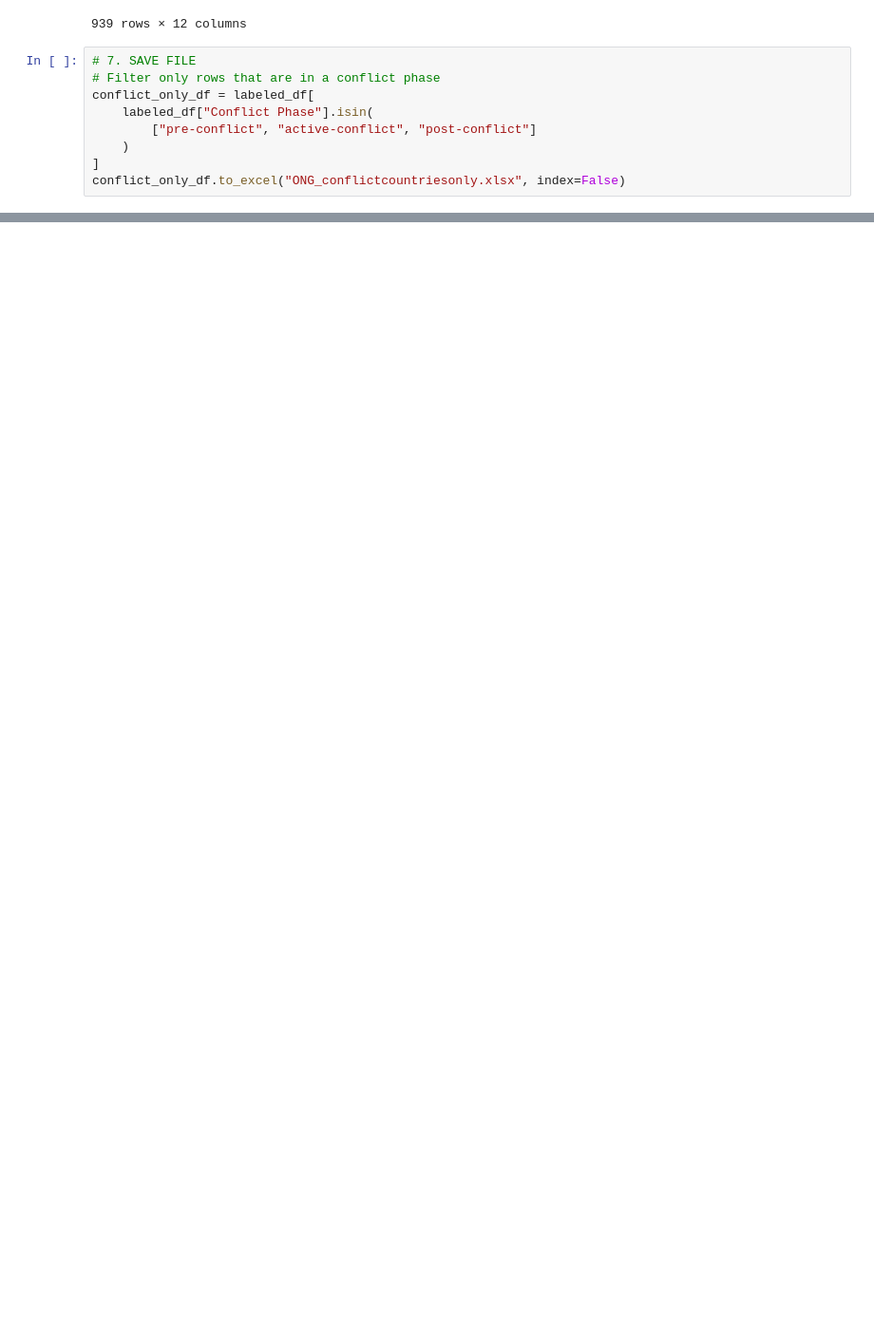
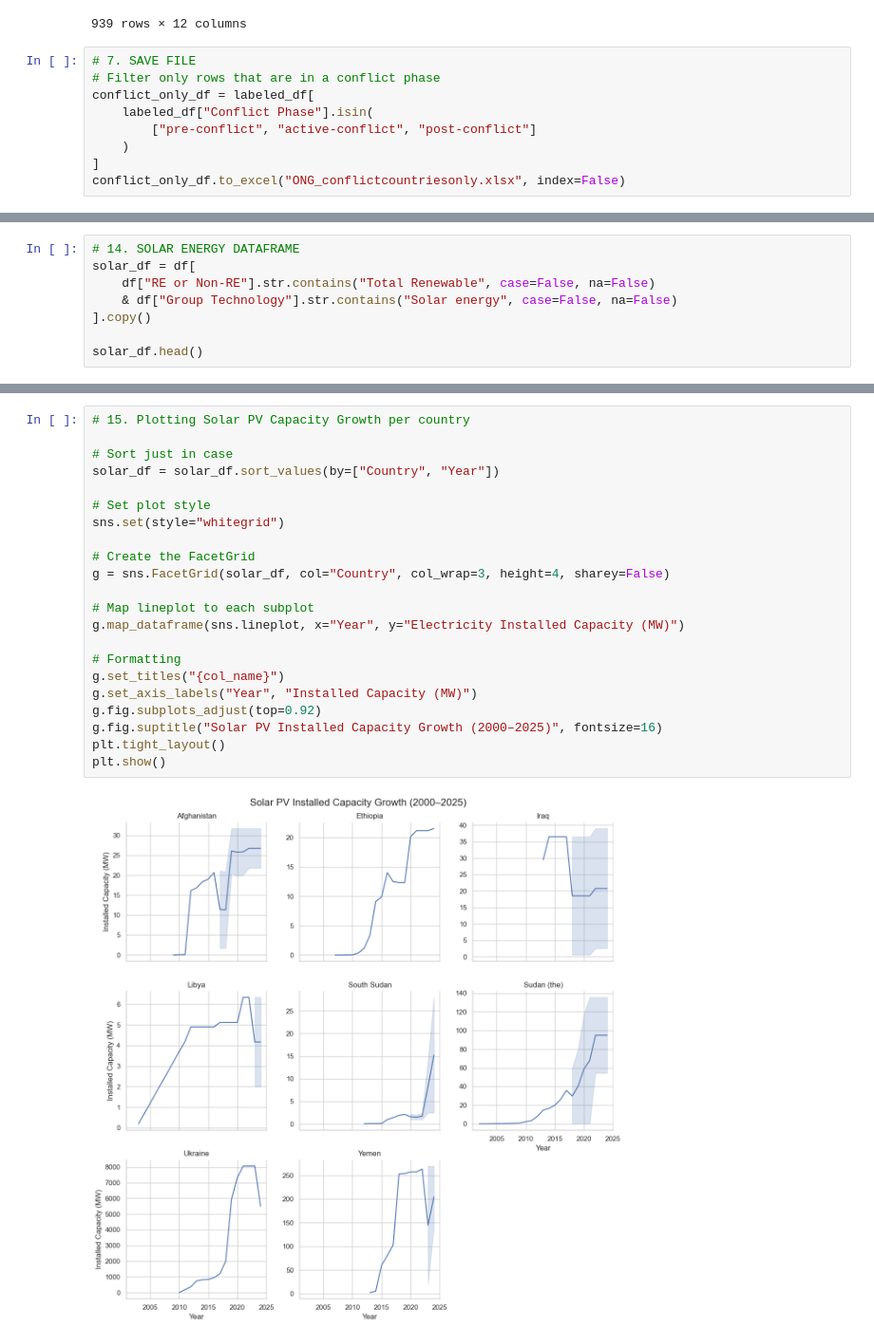
Before and after one commit to MIT-Emerging-Talent/ET6-CDSP-group-08-repo, a Jupyter notebook: 3_data_exploration/IRENA_ONG_explore.ipynb, the cells around one changed output, grey strips where cells are left out. Shown at 95% size. Cells and saved outputs as stored; diff of their text form; blank space fills up the shorter version.

```diff
--- a/3_data_exploration/IRENA_ONG_explore.ipynb
+++ b/3_data_exploration/IRENA_ONG_explore.ipynb
@@ -320,0 +324,8 @@ plt.show()
+# %%
+# 14. SOLAR ENERGY DATAFRAME
+solar_df = df[
+    df["RE or Non-RE"].str.contains("Total Renewable", case=False, na=False)
+    & df["Group Technology"].str.contains("Solar energy", case=False, na=False)
+].copy()
+
+solar_df.head()
@@ -320,0 +339,24 @@ plt.show()
+# %%
+# 15. Plotting Solar PV Capacity Growth per country
+
+# Sort just in case
+solar_df = solar_df.sort_values(by=["Country", "Year"])
+
+# Set plot style
+sns.set(style="whitegrid")
+
+# Create the FacetGrid
+g = sns.FacetGrid(solar_df, col="Country", col_wrap=3, height=4, sharey=False)
+
+# Map lineplot to each subplot
+g.map_dataframe(sns.lineplot, x="Year", y="Electricity Installed Capacity (MW)")
+
+# Formatting
+g.set_titles("{col_name}")
+g.set_axis_labels("Year", "Installed Capacity (MW)")
+g.fig.subplots_adjust(top=0.92)
+g.fig.suptitle("Solar PV Installed Capacity Growth (2000–2025)", fontsize=16)
+plt.tight_layout()
+plt.show()
+# %% [output]
+[figure, added]
```
Also changed, not shown: parts of 15 cells of this notebook, 1 other file.
